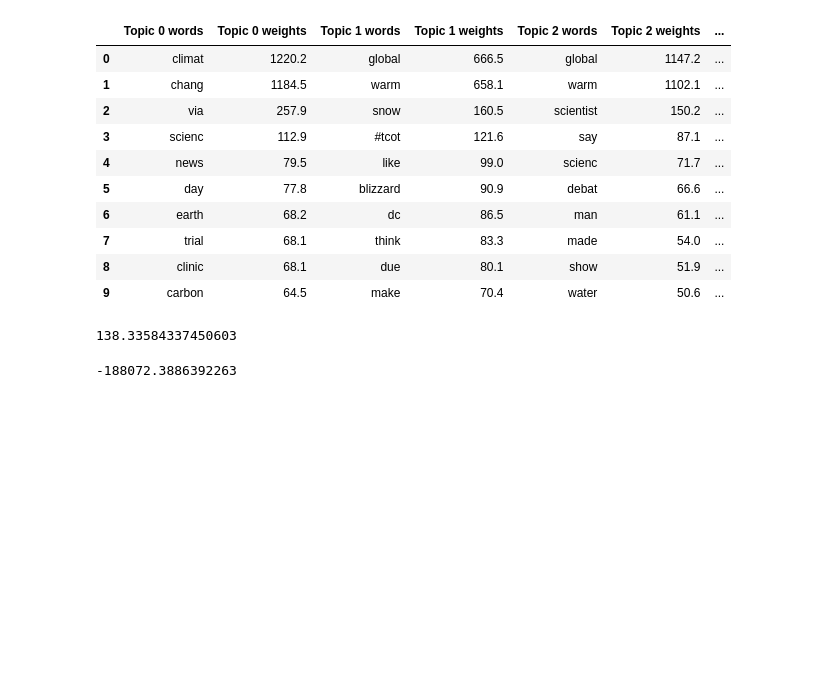
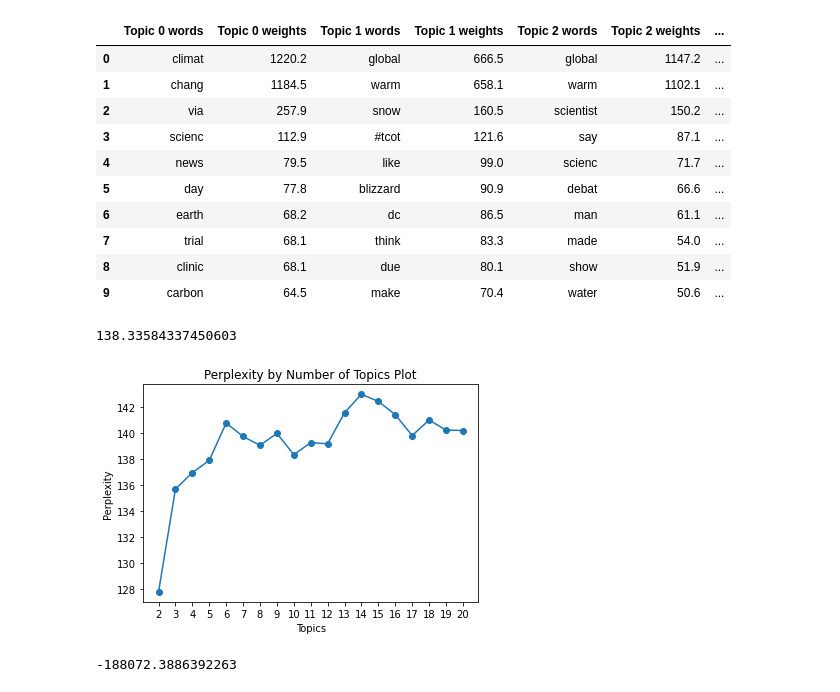
Before and after one commit to Umadeviak/Modelling, a Jupyter notebook: TopicModelling.ipynb, the cells around one changed output. Cells and saved outputs as stored; diff of their text form; code cells hidden in the pictures; blank space fills up the shorter version.

```diff
--- a/TopicModelling.ipynb
+++ b/TopicModelling.ipynb
@@ -188,6 +229,30 @@ display_topics(LDAmodel, tf_feature_names, no_top_words)
 perpl
 # %% [output]
 138.33584337450603
+# %%
+from sklearn.decomposition import LatentDirichletAllocation
+def find_optimal_topics(tf, max_k):
+    iters = range(2, max_k+1, 1)
+
+    perplexity = []
+    for k in iters:
+        LDAmodel = LatentDirichletAllocation(n_components=k, random_state=0)
+        LDAmodel.fit(tf)
+        perpl = LDAmodel.perplexity(tf)
+        perplexity.append(perpl)
+        #print('Fit {} clusters'.format(k))
+
+    f, ax = plt.subplots(1, 1)
+    ax.plot(iters, perplexity, marker='o')
+    ax.set_xlabel('Topics')
+    ax.set_xticks(iters)
+    ax.set_xticklabels(iters)
+    ax.set_ylabel('Perplexity')
+    ax.set_title('Perplexity by Number of Topics Plot')
+
+find_optimal_topics(tf, 20)
+# %% [output]
+[figure, added]
 # %%
 score = LDAmodel.score(tf)
 score
```
Also changed, not shown: parts of 8 cells of this notebook, 1 other file.
